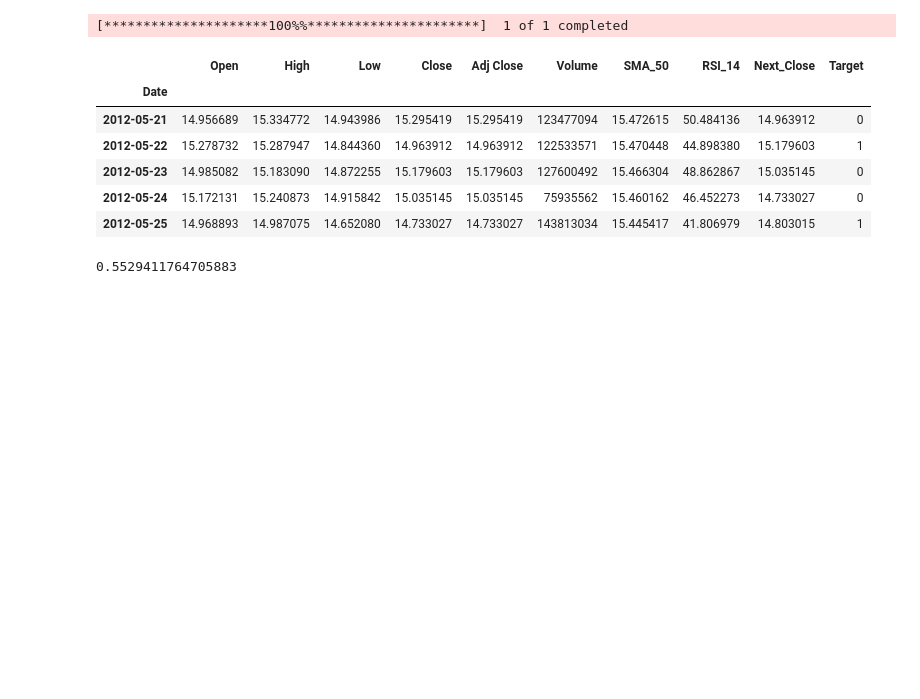
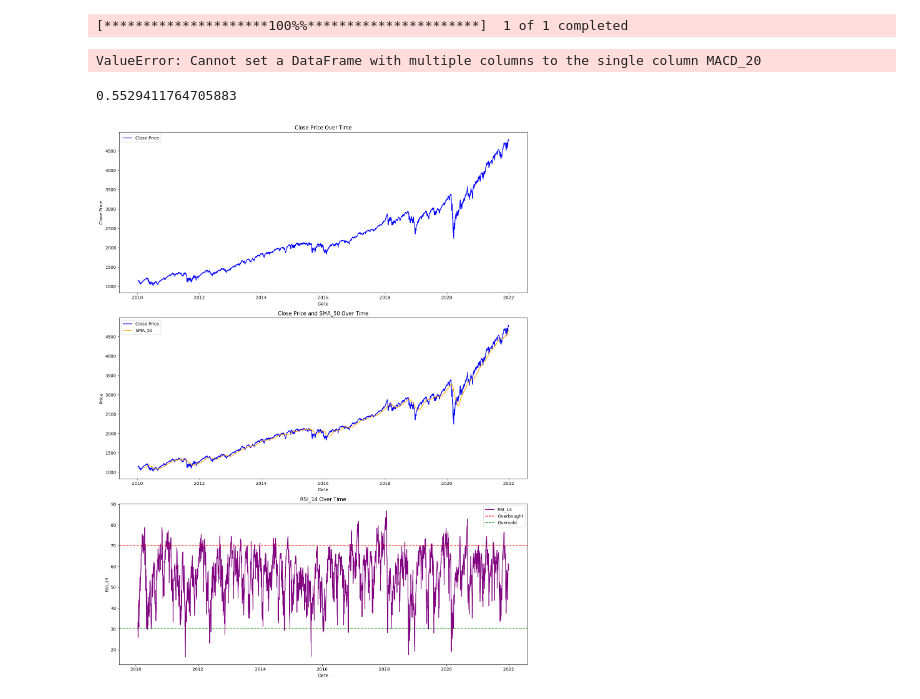
Before and after one commit to jon-cook1/stockprediction, a Jupyter notebook: Optimized_LSTM_CodeTrading.ipynb, the cells around one changed output. Saved outputs shown, nothing was run; the diff lists cells and outputs as text; code cells hidden in the pictures; blank space fills up the shorter version.

```diff
--- a/Optimized_LSTM_CodeTrading.ipynb
+++ b/Optimized_LSTM_CodeTrading.ipynb
@@ -5,11 +5,12 @@ import yfinance as yf
 import pandas_ta as ta
 
 # Fetch the data
-data = yf.download(tickers = 'GOOG', start = '2012-03-11', end = '2022-07-10')
+data = yf.download(tickers = '^GSPC', start = '2010-01-01', end = '2022-01-01')
 
 # Calculate SMA and RSI as features
-data['SMA_50'] = ta.sma(data['Close'], length=50)
-data['RSI_14'] = ta.rsi(data['Close'], length=14)
+data['SMA_50'] = ta.sma(data['Close'], length=50) # small moving average (50 days)
+data['RSI_14'] = ta.rsi(data['Close'], length=14) # relative strength index
+data['MACD_20'] = ta.macd(data['Close'], length=20)
 
 # Create labels: 1 if next day's close is higher than today's close, else 0
 data['Next_Close'] = data['Close'].shift(-1) # Next day's close
@@ -17,18 +18,10 @@ data['Target'] = (data['Next_Close'] > data['Close']).astype(int)
 
 # Drop rows with NaN values because of the SMA and RSI calculations
 data_clean = data.dropna()
-
-# Show the prepared dataset
-data_clean.head()
+data_clean.info()
 # %% [output]
 [*********************100%%**********************]  1 of 1 completed
-|  | Open | High | Low | Close | Adj Close | Volume | SMA_50 | RSI_14 | Next_Close | Target |
-| Date |  |  |  |  |  |  |  |  |  |  |
-| 2012-05-21 | 14.956689 | 15.334772 | 14.943986 | 15.295419 | 15.295419 | 123477094 | 15.472615 | 50.484136 | 14.963912 | 0 |
-| 2012-05-22 | 15.278732 | 15.287947 | 14.844360 | 14.963912 | 14.963912 | 122533571 | 15.470448 | 44.898380 | 15.179603 | 1 |
-| 2012-05-23 | 14.985082 | 15.183090 | 14.872255 | 15.179603 | 15.179603 | 127600492 | 15.466304 | 48.862867 | 15.035145 | 0 |
-| 2012-05-24 | 15.172131 | 15.240873 | 14.915842 | 15.035145 | 15.035145 | 75935562 | 15.460162 | 46.452273 | 14.733027 | 0 |
-| 2012-05-25 | 14.968893 | 14.987075 | 14.652080 | 14.733027 | 14.733027 | 143813034 | 15.445417 | 41.806979 | 14.803015 | 1 |
+ValueError: Cannot set a DataFrame with multiple columns to the single column MACD_20
 # %%
 from sklearn.model_selection import train_test_split
 from sklearn.preprocessing import StandardScaler
@@ -58,6 +51,40 @@ accuracy = accuracy_score(y_test, predictions)
 accuracy
 # %% [output]
 0.5529411764705883
+# %%
+import matplotlib.pyplot as plt
+
+# Plotting
+fig, axs = plt.subplots(3, 1, figsize=(14, 18))
+
+# Closing Price Over Time
+axs[0].plot(data.index, data['Close'], label='Close Price', color='blue')
+axs[0].set_title('Close Price Over Time')
+axs[0].set_xlabel('Date')
+axs[0].set_ylabel('Close Price')
+axs[0].legend()
+
+# SMA_50 and Closing Price
+axs[1].plot(data.index, data['Close'], label='Close Price', color='blue')
+axs[1].plot(data.index, data['SMA_50'], label='SMA_50', color='orange')
+axs[1].set_title('Close Price and SMA_50 Over Time')
+axs[1].set_xlabel('Date')
+axs[1].set_ylabel('Price')
+axs[1].legend()
+
+# RSI_14 Over Time
+axs[2].plot(data.index, data['RSI_14'], label='RSI_14', color='purple')
+axs[2].set_title('RSI_14 Over Time')
+axs[2].set_xlabel('Date')
+axs[2].set_ylabel('RSI_14')
+axs[2].axhline(70, linestyle='--', color='red', label='Overbought')
+axs[2].axhline(30, linestyle='--', color='green', label='Oversold')
+axs[2].legend()
+
+plt.tight_layout()
+plt.show()
+# %% [output]
+[figure, added]
 # %%
 from tensorflow.keras.models import Sequential
 from tensorflow.keras.layers import LSTM, Dense, Dropout
```
Also changed, not shown: parts of 4 cells of this notebook, 2 other files.
